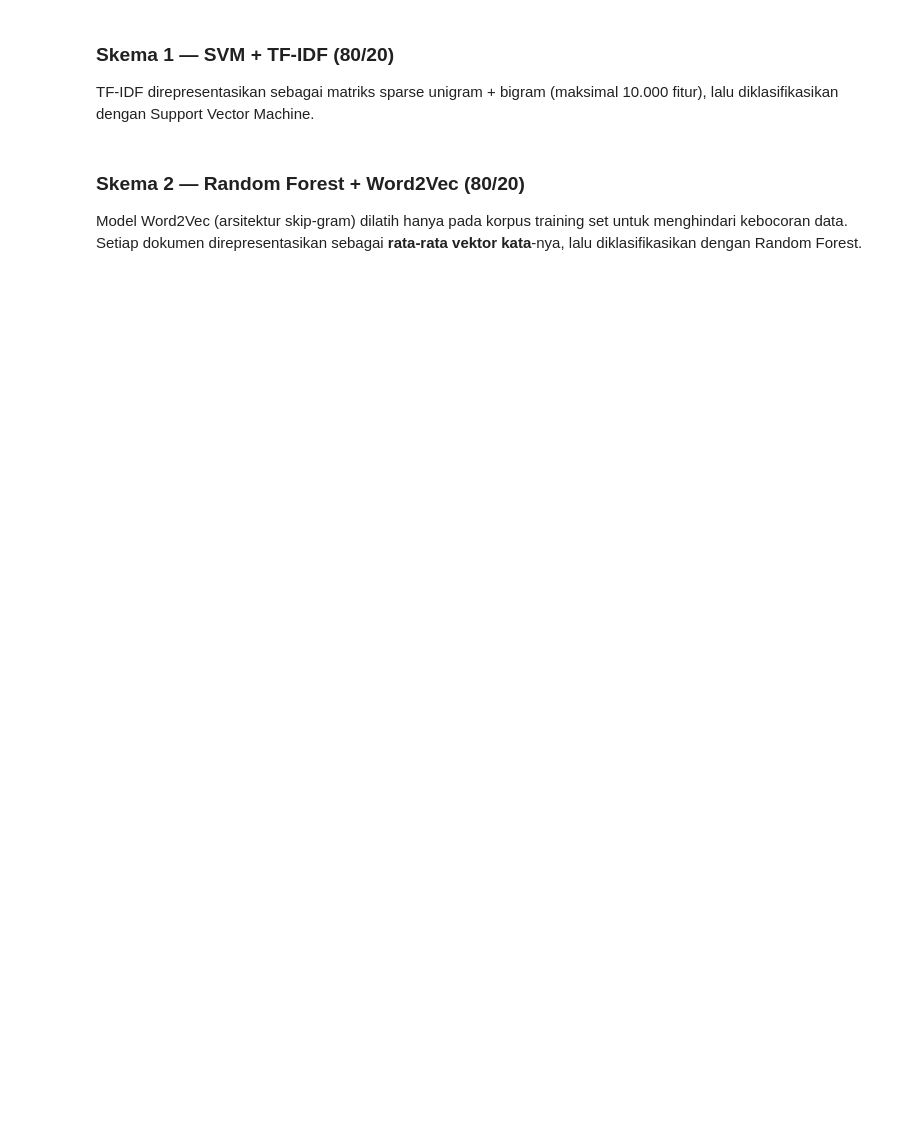
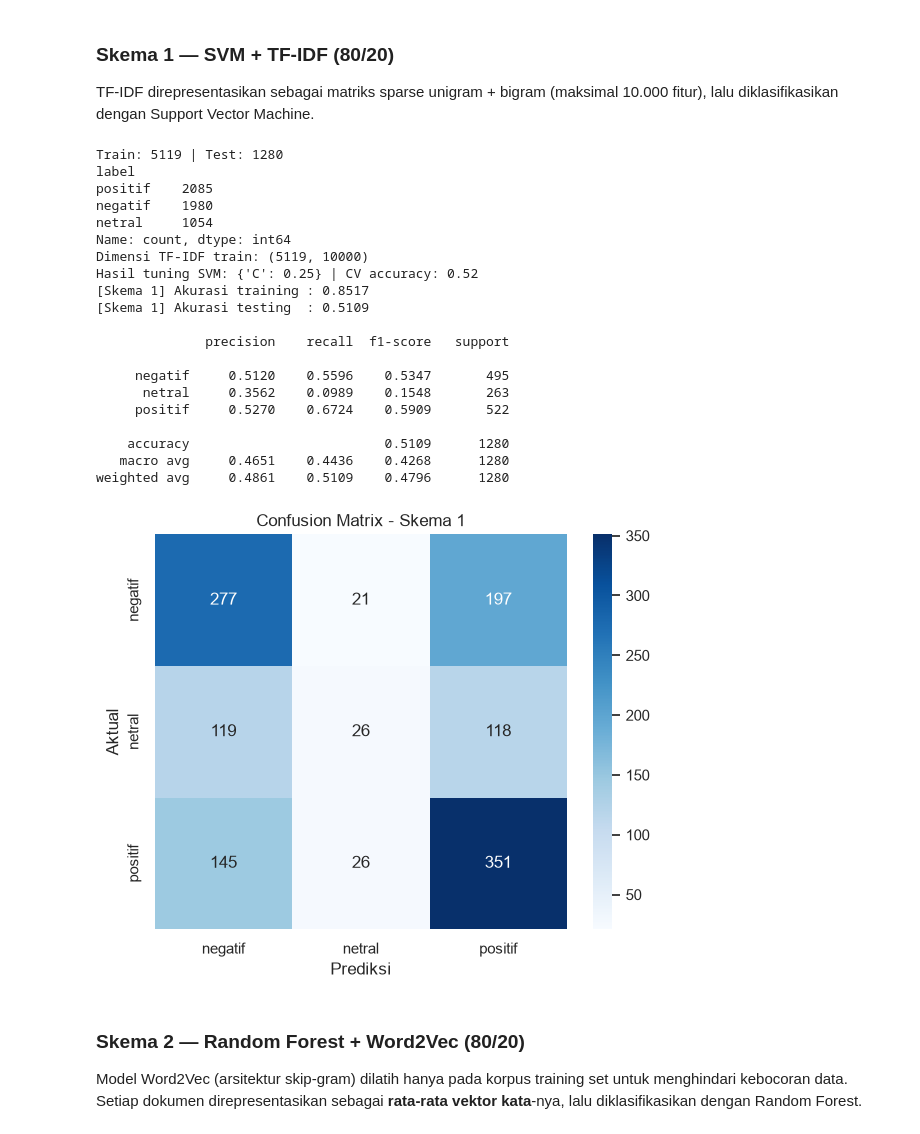
Before and after one commit to YantUgli/Sentiment-Analysis-Kebijakan-2024-2026, a Jupyter notebook: sentiment_analysis_training.ipynb, the cells around one changed output. Cells and saved outputs as stored; diff of their text form; code cells hidden in the pictures; blank space fills up the shorter version.

```diff
--- a/sentiment_analysis_training.ipynb
+++ b/sentiment_analysis_training.ipynb
@@ -412,7 +414,7 @@ Arguments: ()
 TF-IDF direpresentasikan sebagai matriks sparse unigram + bigram (maksimal 10.000 fitur), lalu diklasifikasikan dengan Support Vector Machine.
 # %%
 from sklearn.feature_extraction.text import TfidfVectorizer
-from sklearn.model_selection import train_test_split
+from sklearn.model_selection import GridSearchCV, train_test_split
 from sklearn.svm import LinearSVC
 from sklearn.metrics import accuracy_score, classification_report, confusion_matrix
 
@@ -443,36 +445,66 @@ def evaluasi_skema(nama, algo_desc, feat_desc, y_true_train, y_pred_train, y_tru
     plt.xlabel('Prediksi')
     plt.ylabel('Aktual')
     plt.title(f'Confusion Matrix - {nama}')
     plt.tight_layout()
     plt.show()
     return train_acc, test_acc
 
 
 # --- Pembagian data 80/20 stratified ---
 X = df['text_final']
 y = df['label']
 X_train, X_test, y_train, y_test = train_test_split(
     X, y, test_size=0.2, random_state=RANDOM_STATE, stratify=y
 )
 print('Train:', X_train.shape[0], '| Test:', X_test.shape[0])
 print(y_train.value_counts())
 
 # --- TF-IDF ---
 tfidf = TfidfVectorizer(max_features=10000, ngram_range=(1, 2))
 X_train_tfidf = tfidf.fit_transform(X_train)
 X_test_tfidf = tfidf.transform(X_test)
 print('Dimensi TF-IDF train:', X_train_tfidf.shape)
 
-# --- SVM ---
-svm_model = LinearSVC(C=1.0, random_state=RANDOM_STATE)
-svm_model.fit(X_train_tfidf, y_train)
+# --- SVM dengan tuning hyperparameter C (regularisasi) ---
+grid_svm = GridSearchCV(
+    LinearSVC(random_state=RANDOM_STATE),
+    param_grid={'C': [0.25, 0.5, 1.0]},
+    cv=5,
+    n_jobs=-1,
+)
+grid_svm.fit(X_train_tfidf, y_train)
+svm_model = grid_svm.best_estimator_
+print('Hasil tuning SVM:', grid_svm.best_params_,
+      '| CV accuracy:', round(grid_svm.best_score_, 4))
 y_pred_train_svm = svm_model.predict(X_train_tfidf)
 y_pred_test_svm = svm_model.predict(X_test_tfidf)
 
 akurasi_svm = evaluasi_skema(
     'Skema 1', 'SVM', 'TF-IDF (uni+bigram)',
     y_train, y_pred_train_svm, y_test, y_pred_test_svm,
 )
+# %% [output]
+Train: 5119 | Test: 1280
+label
+positif    2085
+negatif    1980
+netral     1054
+Name: count, dtype: int64
+Dimensi TF-IDF train: (5119, 10000)
+Hasil tuning SVM: {'C': 0.25} | CV accuracy: 0.52
+[Skema 1] Akurasi training : 0.8517
+[Skema 1] Akurasi testing  : 0.5109
+
+              precision    recall  f1-score   support
+
+     negatif     0.5120    0.5596    0.5347       495
+      netral     0.3562    0.0989    0.1548       263
+     positif     0.5270    0.6724    0.5909       522
+
+    accuracy                         0.5109      1280
+   macro avg     0.4651    0.4436    0.4268      1280
+weighted avg     0.4861    0.5109    0.4796      1280
+[figure, added]
 # %% [markdown]
 ### Skema 2 — Random Forest + Word2Vec (80/20)
 
```
Also changed, not shown: parts of 15 cells of this notebook, 19 other files.
